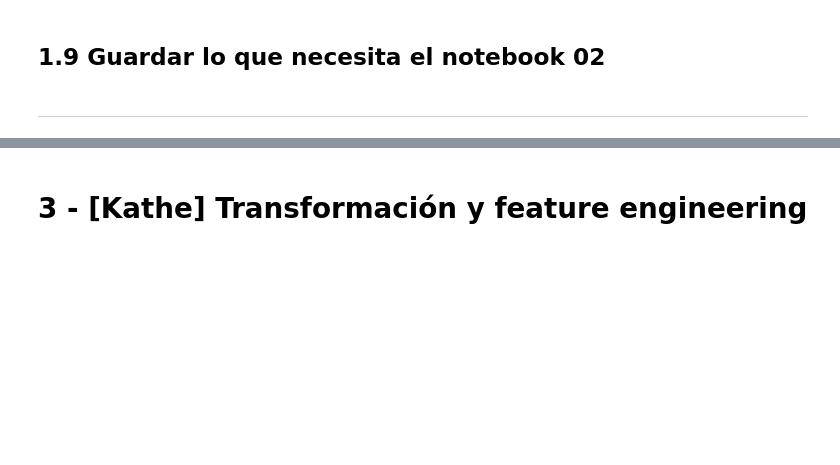
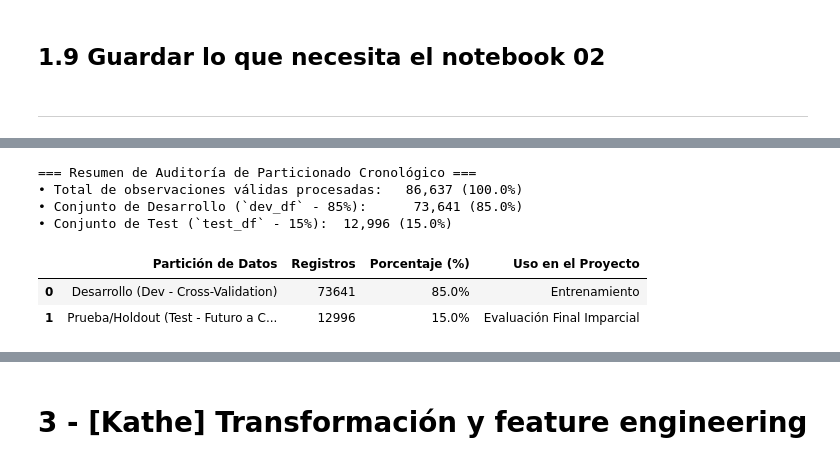
Before and after one commit to klorenzoe/hotel-booking-ML-project, a Jupyter notebook: hotel_booking_ml.ipynb, the cells around one changed output, grey strips where cells are left out. Drawn from its saved outputs; the diff is of its cells as text; code cells hidden in the pictures; blank space fills up the shorter version.

```diff
--- a/hotel_booking_ml.ipynb
+++ b/hotel_booking_ml.ipynb
@@ -358,0 +766,51 @@ pd.DataFrame({
+# %%
+# ==============================================================================
+# SECCIÓN 2.5 · PARTISIONADO CRONOLÓGICO (TIME-BASED SPLIT 85% DEV / 15% TEST)
+# ==============================================================================
+
+# 1. Mapeo de meses a formato numérico para ordenamiento temporal exacto
+month_map = {
+    'January': 1, 'February': 2, 'March': 3, 'April': 4, 'May': 5, 'June': 6,
+    'July': 7, 'August': 8, 'September': 9, 'October': 10, 'November': 11, 'December': 12
+}
+
+clean_valid_df["arrival_month_num"] = clean_valid_df["arrival_date_month"].map(month_map)
+
+# 2. Ordenamiento cronológico de la base de datos limpia
+clean_sorted_df = clean_valid_df.sort_values(
+    by=["arrival_date_year", "arrival_month_num", "arrival_date_day_of_month"]
+).reset_index(drop=True)
+
+# 3. Punto de corte al 85%
+split_idx = int(len(clean_sorted_df) * 0.85)
+
+# 4. Creación de los DataFrames de Desarrollo (Dev) y Prueba (Test)
+dev_df = clean_sorted_df.iloc[:split_idx].drop(columns=["arrival_month_num"]).copy()
+test_df = clean_sorted_df.iloc[split_idx:].drop(columns=["arrival_month_num"]).copy()
+
+total_valid_rows = len(clean_sorted_df)
+dev_rows = len(dev_df)
+test_rows = len(test_df)
+
+# 5. Reporte de auditoría del particionado
+print("=== Resumen de Auditoría de Particionado Cronológico ===")
+print(f"• Total de observaciones válidas procesadas:   {total_valid_rows:,} (100.0%)")
+print(f"• Conjunto de Desarrollo (`dev_df` - 85%):      {dev_rows:,} ({dev_rows/total_valid_rows*100:.1f}%)")
+print(f"• Conjunto de Test (`test_df` - 15%):  {test_rows:,} ({test_rows/total_valid_rows*100:.1f}%)")
+
+summary_split_df = pd.DataFrame({
+    "Partición de Datos": ["Desarrollo (Dev - Cross-Validation)", "Prueba/Holdout (Test - Futuro a Ciegas)"],
+    "Registros": [dev_rows, test_rows],
+    "Porcentaje (%)": [f"{dev_rows/total_valid_rows*100:.1f}%", f"{test_rows/total_valid_rows*100:.1f}%"],
+    "Uso en el Proyecto": ["Entrenamiento", "Evaluación Final Imparcial"]
+})
+
+display(summary_split_df)
+# %% [output]
+=== Resumen de Auditoría de Particionado Cronológico ===
+• Total de observaciones válidas procesadas:   86,637 (100.0%)
+• Conjunto de Desarrollo (`dev_df` - 85%):      73,641 (85.0%)
+• Conjunto de Test (`test_df` - 15%):  12,996 (15.0%)
+|  | Partición de Datos | Registros | Porcentaje (%) | Uso en el Proyecto |
+| 0 | Desarrollo (Dev - Cross-Validation) | 73641 | 85.0% | Entrenamiento |
+| 1 | Prueba/Holdout (Test - Futuro a C... | 12996 | 15.0% | Evaluación Final Imparcial |
```
Also changed, not shown: parts of 20 cells of this notebook.
